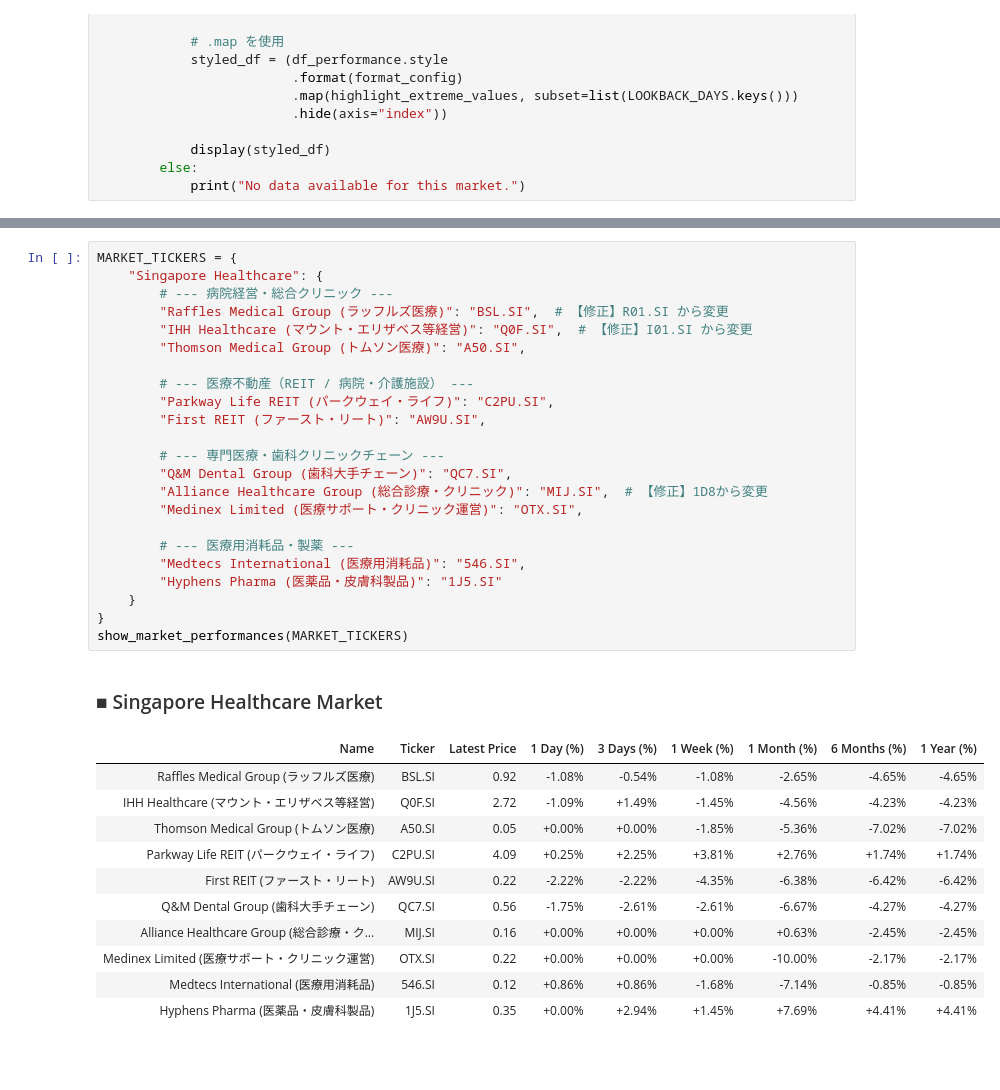
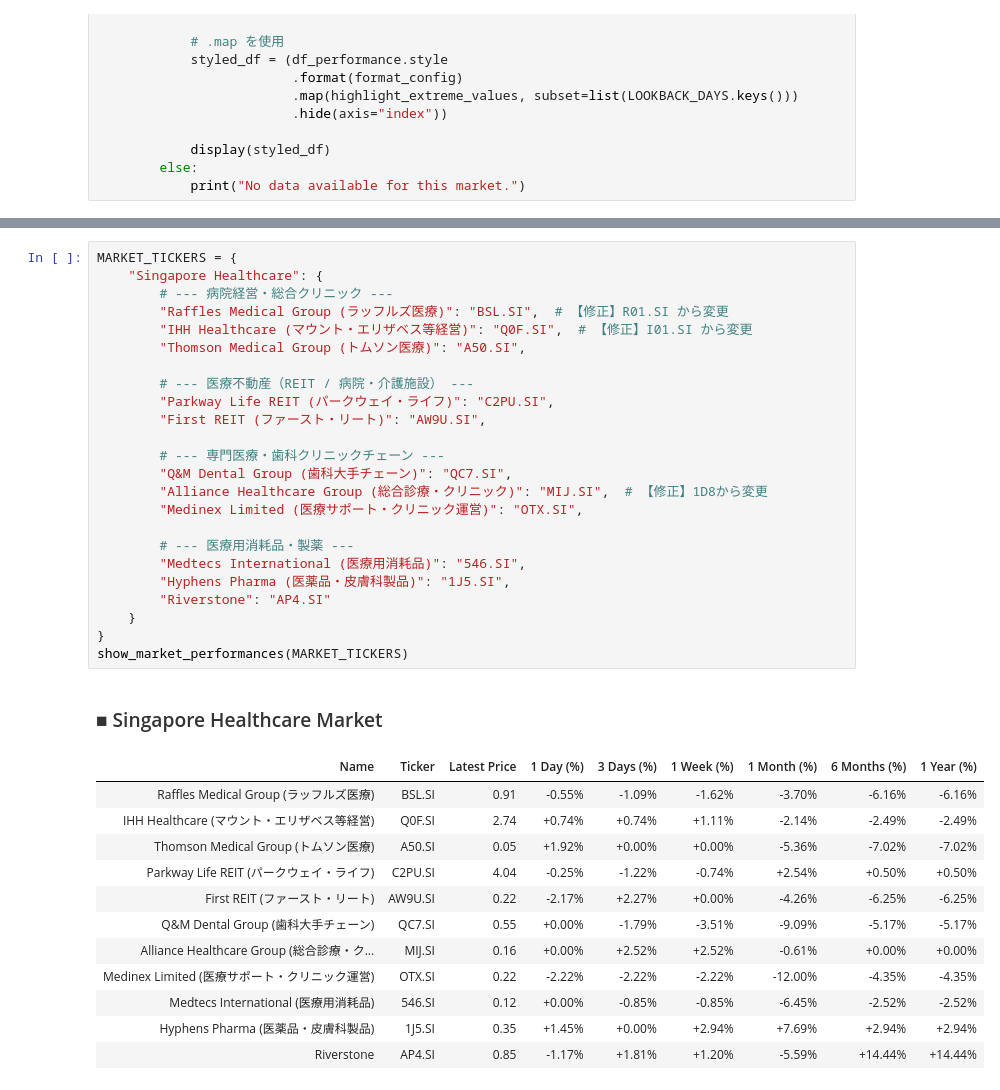
Before and after one commit to mrsmmori1234/notebooks_rep, a Jupyter notebook: notebooks/yahoo_finance.ipynb, the cells around one changed output, grey strips where cells are left out. Cells and saved outputs as stored; diff of their text form; blank space fills up the shorter version.

```diff
--- a/notebooks/yahoo_finance.ipynb
+++ b/notebooks/yahoo_finance.ipynb
@@ -172,39 +172,41 @@ show_market_performances(MARKET_TICKERS)
 # %%
 MARKET_TICKERS = {
     "Singapore Healthcare": {
         # --- 病院経営・総合クリニック ---
         "Raffles Medical Group (ラッフルズ医療)": "BSL.SI",  # 【修正】R01.SI から変更
         "IHH Healthcare (マウント・エリザベス等経営)": "Q0F.SI",  # 【修正】I01.SI から変更
         "Thomson Medical Group (トムソン医療)": "A50.SI",
 
         # --- 医療不動産（REIT / 病院・介護施設） ---
         "Parkway Life REIT (パークウェイ・ライフ)": "C2PU.SI",
         "First REIT (ファースト・リート)": "AW9U.SI",
 
         # --- 専門医療・歯科クリニックチェーン ---
         "Q&M Dental Group (歯科大手チェーン)": "QC7.SI",
         "Alliance Healthcare Group (総合診療・クリニック)": "MIJ.SI",  # 【修正】1D8から変更
         "Medinex Limited (医療サポート・クリニック運営)": "OTX.SI",
 
         # --- 医療用消耗品・製薬 ---
         "Medtecs International (医療用消耗品)": "546.SI",
-        "Hyphens Pharma (医薬品・皮膚科製品)": "1J5.SI"
+        "Hyphens Pharma (医薬品・皮膚科製品)": "1J5.SI",
+        "Riverstone": "AP4.SI"
     }
 }
 show_market_performances(MARKET_TICKERS)
 # %% [output]
 ■ Singapore Healthcare Market
 | Name | Ticker | Latest Price | 1 Day (%) | 3 Days (%) | 1 Week (%) | 1 Month (%) | 6 Months (%) | 1 Year (%) |
-| Raffles Medical Group (ラッフルズ医療) | BSL.SI | 0.92 | -1.08% | -0.54% | -1.08% | -2.65% | -4.65% | -4.65% |
-| IHH Healthcare (マウント・エリザベス等経営) | Q0F.SI | 2.72 | -1.09% | +1.49% | -1.45% | -4.56% | -4.23% | -4.23% |
-| Thomson Medical Group (トムソン医療) | A50.SI | 0.05 | +0.00% | +0.00% | -1.85% | -5.36% | -7.02% | -7.02% |
-| Parkway Life REIT (パークウェイ・ライフ) | C2PU.SI | 4.09 | +0.25% | +2.25% | +3.81% | +2.76% | +1.74% | +1.74% |
-| First REIT (ファースト・リート) | AW9U.SI | 0.22 | -2.22% | -2.22% | -4.35% | -6.38% | -6.42% | -6.42% |
-| Q&M Dental Group (歯科大手チェーン) | QC7.SI | 0.56 | -1.75% | -2.61% | -2.61% | -6.67% | -4.27% | -4.27% |
-| Alliance Healthcare Group (総合診療・ク... | MIJ.SI | 0.16 | +0.00% | +0.00% | +0.00% | +0.63% | -2.45% | -2.45% |
-| Medinex Limited (医療サポート・クリニック運営) | OTX.SI | 0.22 | +0.00% | +0.00% | +0.00% | -10.00% | -2.17% | -2.17% |
-| Medtecs International (医療用消耗品) | 546.SI | 0.12 | +0.86% | +0.86% | -1.68% | -7.14% | -0.85% | -0.85% |
-| Hyphens Pharma (医薬品・皮膚科製品) | 1J5.SI | 0.35 | +0.00% | +2.94% | +1.45% | +7.69% | +4.41% | +4.41% |
+| Raffles Medical Group (ラッフルズ医療) | BSL.SI | 0.91 | -0.55% | -1.09% | -1.62% | -3.70% | -6.16% | -6.16% |
+| IHH Healthcare (マウント・エリザベス等経営) | Q0F.SI | 2.74 | +0.74% | +0.74% | +1.11% | -2.14% | -2.49% | -2.49% |
+| Thomson Medical Group (トムソン医療) | A50.SI | 0.05 | +1.92% | +0.00% | +0.00% | -5.36% | -7.02% | -7.02% |
+| Parkway Life REIT (パークウェイ・ライフ) | C2PU.SI | 4.04 | -0.25% | -1.22% | -0.74% | +2.54% | +0.50% | +0.50% |
+| First REIT (ファースト・リート) | AW9U.SI | 0.22 | -2.17% | +2.27% | +0.00% | -4.26% | -6.25% | -6.25% |
+| Q&M Dental Group (歯科大手チェーン) | QC7.SI | 0.55 | +0.00% | -1.79% | -3.51% | -9.09% | -5.17% | -5.17% |
+| Alliance Healthcare Group (総合診療・ク... | MIJ.SI | 0.16 | +0.00% | +2.52% | +2.52% | -0.61% | +0.00% | +0.00% |
+| Medinex Limited (医療サポート・クリニック運営) | OTX.SI | 0.22 | -2.22% | -2.22% | -2.22% | -12.00% | -4.35% | -4.35% |
+| Medtecs International (医療用消耗品) | 546.SI | 0.12 | +0.00% | -0.85% | -0.85% | -6.45% | -2.52% | -2.52% |
+| Hyphens Pharma (医薬品・皮膚科製品) | 1J5.SI | 0.35 | +1.45% | +0.00% | +2.94% | +7.69% | +2.94% | +2.94% |
+| Riverstone | AP4.SI | 0.85 | -1.17% | +1.81% | +1.20% | -5.59% | +14.44% | +14.44% |
 # %%
 MARKET_TICKERS = {
 "Singapore Food & Agribusiness": {
```
Also changed, not shown: parts of 2 cells of this notebook, 3 other files.
